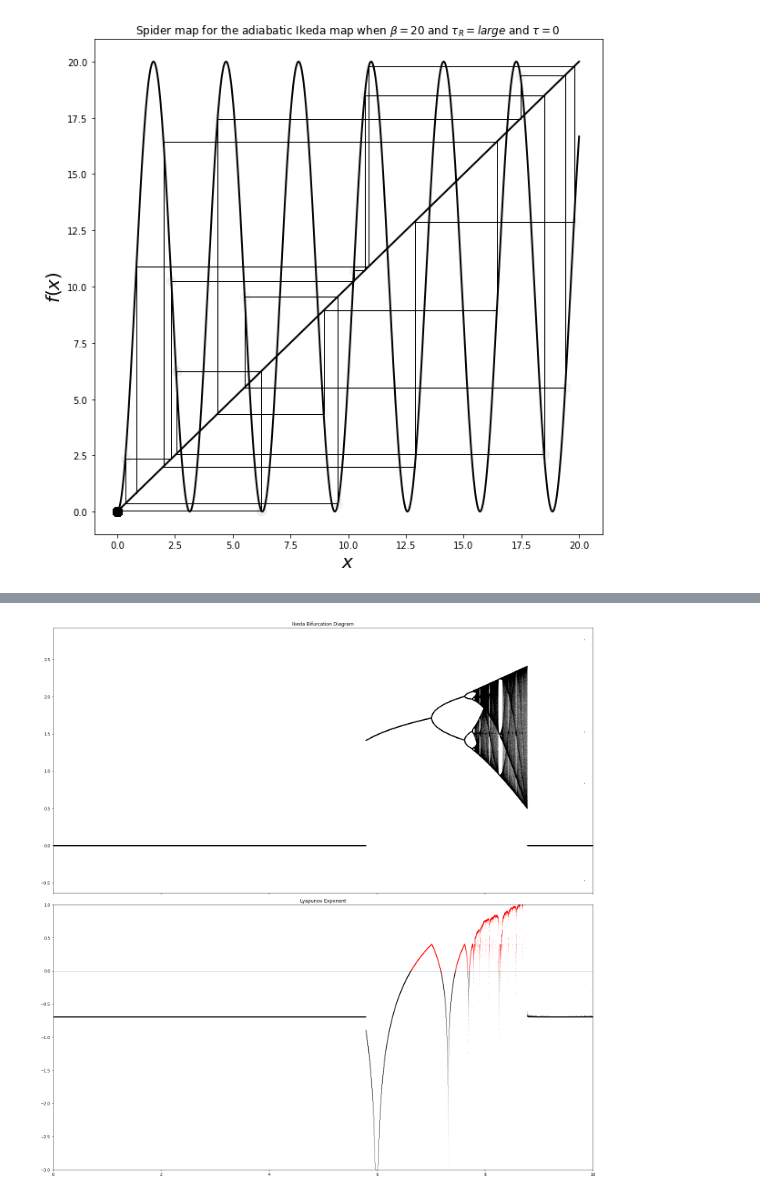
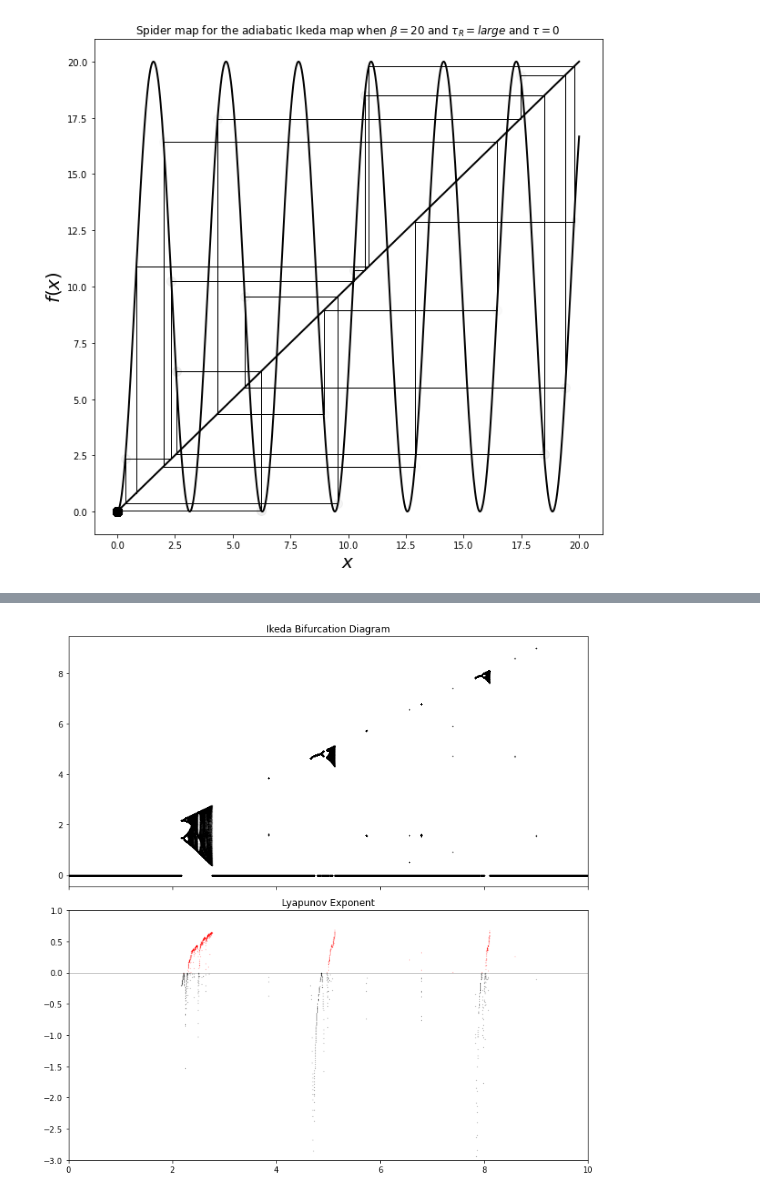
Before and after one commit to ihkim94/Ikeda, a Jupyter notebook: Ikeda_map.ipynb, the cells around one changed output, grey strips where cells are left out. Saved outputs shown, nothing was run; the diff lists cells and outputs as text; code cells hidden in the pictures.

```diff
--- a/Ikeda_map.ipynb
+++ b/Ikeda_map.ipynb
@@ -245,7 +245,7 @@ class spiderweb:
     def __init__(self, n):
         self.n = n ## number of step for the cobweb plot
 
-    def __call__(self, r):
+    def __call__(self, r, b, y):
         return logistic_model(r), ikeda_adiabatic(b, y)
 
     def logistic_model(self, r, x):
@@ -323,0 +329,3 @@ logistic_model.plot_logistic(r = 4, ic = 0.6)
+# %%
+logistic_model = spiderweb(n = 1000)
+logistic_model.plot_logistic(r = 3.7, ic = 0.5)
@@ -324,34 +334,70 @@ logistic_model.plot_logistic(r = 4, ic = 0.6)
 # %%
-n = 100000
-b = np.linspace(0, 10,n)
-iterations = 10000
-last = 100
-tau = 3
-y = 2
+class bifurcation:
+
+    def __init__(self, beta_min, beta_max, n_beta):
+        self.beta_min = beta_min
+        self.beta_max = beta_max
+        self.n_beta = n_beta
+
+    def logistic_model(self, r, x):
+        """
+        "r" is the only parameter for the logistic maps
+        From Feliciano's lecture note
+
+        Args:
+            r : 1 + b*time_step
+
+        Returns:
+            function : rhs of the logistic maps
+        """
+        return r*(1-x)*x
+
+    def ikeda_adiabatic(self, b, y):
+        """
+        "b" is the only parameter for the adiabatic ikeda maps
+        From Ikeda-based nonlinear delayed dynamics for application to secure optical transmission systems using chaos, L. Larger, C.R. Physique 5 (2004)
+
+        Args:
+            b : the intensity of the non linear function
+
+        Returns:
+            function : rhs of the adiabatic ikeda maps
+        """
+        return b * ((np.sin(y))**2)
+
+
+def ikeda(b, y):
+    return b * ((np.sin(y))**2)
+
+n = 10000
+b = np.linspace(0, 10, n)
+iterations = 2000
+last = 200
+y = 0.5
 lyapunov = np.zeros(n)
 
-fig, (ax1, ax2) = plt.subplots(2, 1, figsize=(20, 20),sharex=True)
+fig, (ax1, ax2) = plt.subplots(2, 1, figsize=(10, 10),sharex=True)
 
 for i in range(iterations):
-    y = ikeda(b,tau,y)
-    lyapunov += np.log(abs(b/2*np.sin(2*y)-1/2))
+    y = ikeda(b,y)
+    lyapunov += np.log(abs(2*b*np.sin(y)*np.cos(y)))
     if i >= (iterations-last):
         ax1.plot(b,y,'.k', alpha=.25,ms=0.1)
 ax1.set_xlim(0, 10)
 ax1.set_title("Ikeda Bifurcation Diagram")
 
 ax2.axhline(0, color='k', lw=0.5, alpha=0.5)
 
 
 ax2.plot(b[lyapunov/iterations<0],lyapunov[lyapunov/iterations<0]/iterations, '.k', alpha=0.5,ms=0.5)
 
 ax2.plot(b[lyapunov/iterations>=0],lyapunov[lyapunov/iterations>=0]/iterations, '.r', alpha=0.5,ms=0.5)
 
 
 ax2.set_xlim(0, 10)
 ax2.set_ylim(-3, 1)
 
 ax2.set_title("Lyapunov Exponent")
 plt.tight_layout()
 # %% [output]
-[figure, old version]
+[figure, new version]
```
Also changed, not shown: parts of 6 cells of this notebook.
